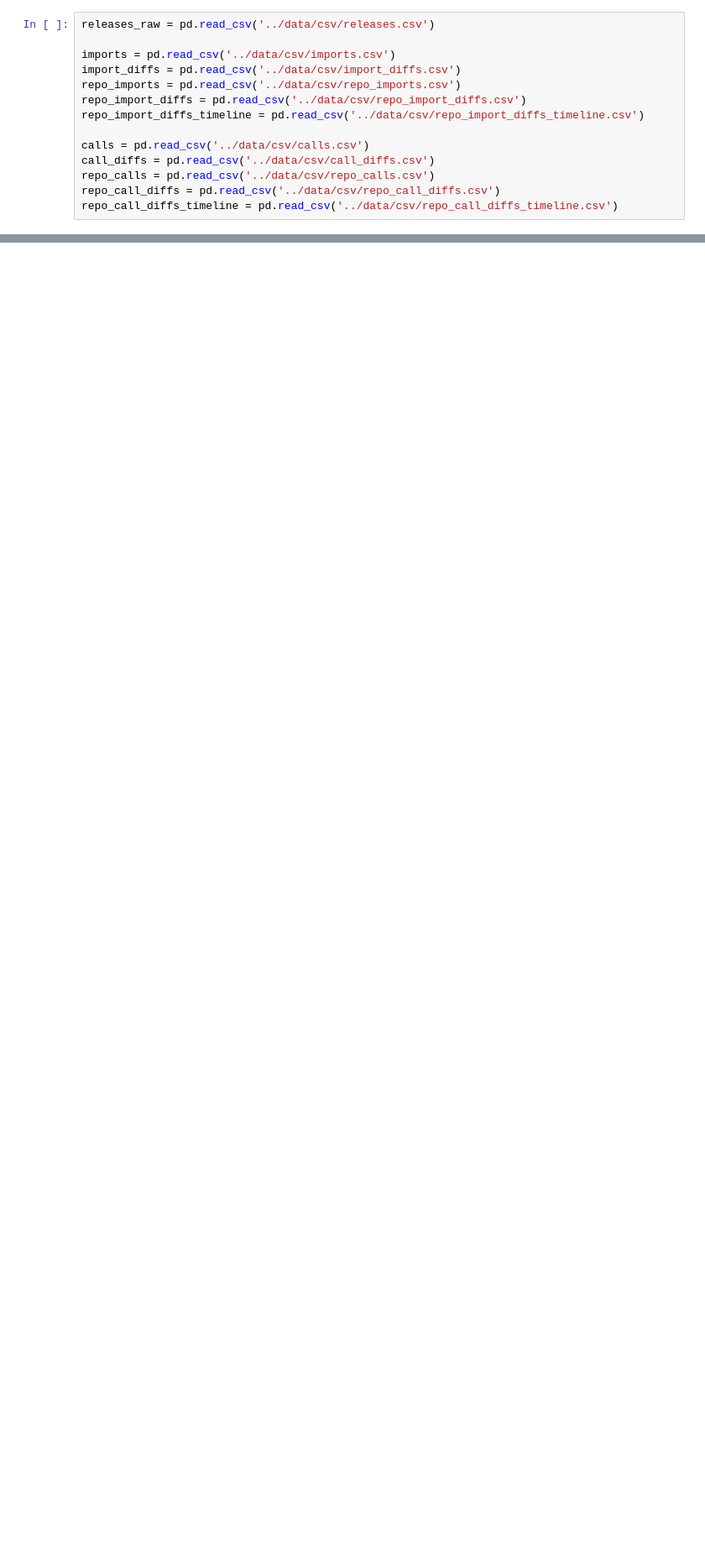
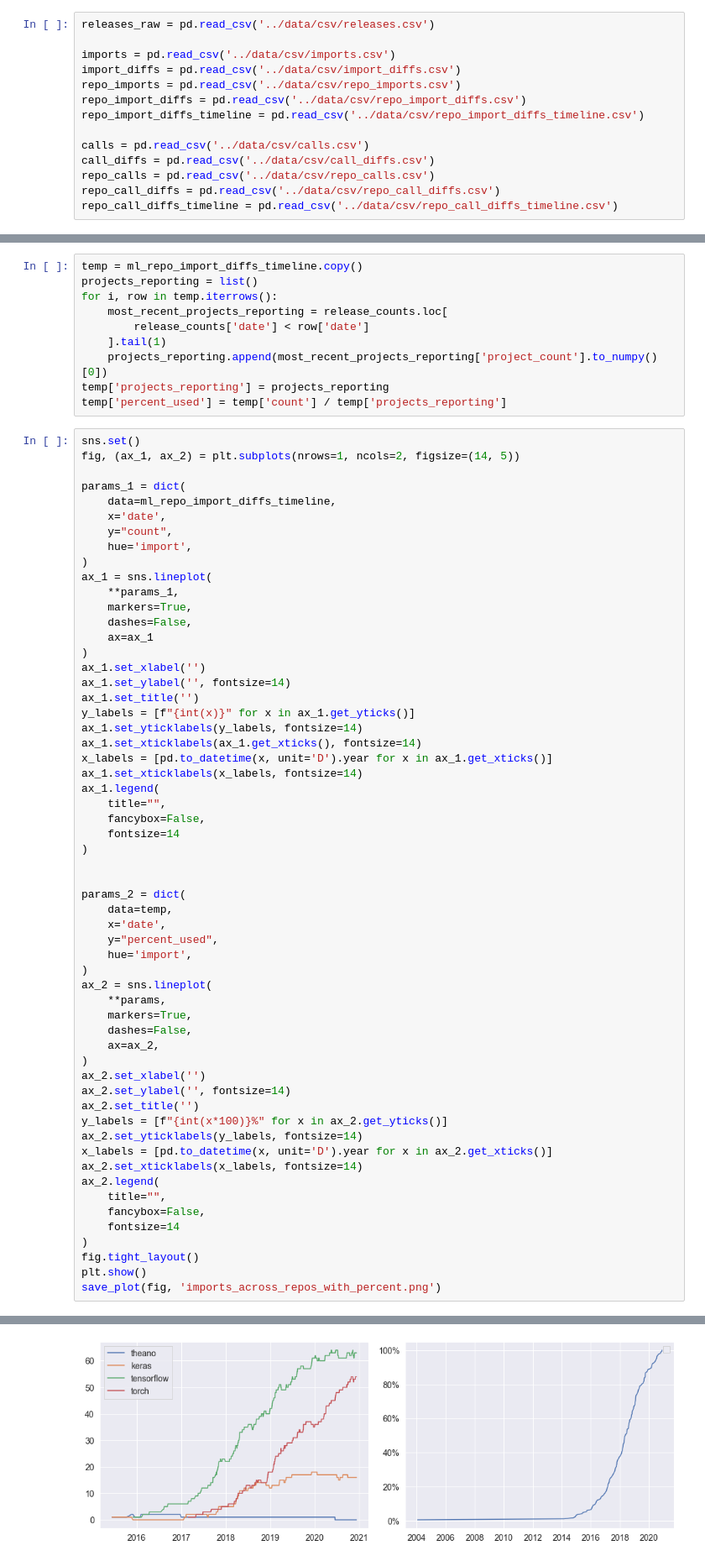
Before and after one commit to brombaut/CISC873_TermProject, a Jupyter notebook: analytics/dl_lib_evo_analytics.ipynb, the cells around one changed output, grey strips where cells are left out. Shown: that part at 84% size. Drawn from its saved outputs; the diff is of its cells as text; blank space fills up the shorter version.

```diff
--- a/analytics/dl_lib_evo_analytics.ipynb
+++ b/analytics/dl_lib_evo_analytics.ipynb
@@ -109,0 +181,69 @@ plt.show()
+# %%
+temp = ml_repo_import_diffs_timeline.copy()
+projects_reporting = list()
+for i, row in temp.iterrows():
+    most_recent_projects_reporting = release_counts.loc[
+        release_counts['date'] < row['date']
+    ].tail(1)
+    projects_reporting.append(most_recent_projects_reporting['project_count'].to_numpy()[0])
+temp['projects_reporting'] = projects_reporting
+temp['percent_used'] = temp['count'] / temp['projects_reporting']
+# %%
+sns.set()
+fig, (ax_1, ax_2) = plt.subplots(nrows=1, ncols=2, figsize=(14, 5))
+
+params_1 = dict(
+    data=ml_repo_import_diffs_timeline,
+    x='date',
+    y="count",
+    hue='import',
+)
+ax_1 = sns.lineplot(
+    **params_1,
+    markers=True,
+    dashes=False,
+    ax=ax_1
+)
+ax_1.set_xlabel('')
+ax_1.set_ylabel('', fontsize=14)
+ax_1.set_title('')
+y_labels = [f"{int(x)}" for x in ax_1.get_yticks()]
+ax_1.set_yticklabels(y_labels, fontsize=14)
+ax_1.set_xticklabels(ax_1.get_xticks(), fontsize=14)
+x_labels = [pd.to_datetime(x, unit='D').year for x in ax_1.get_xticks()]
+ax_1.set_xticklabels(x_labels, fontsize=14)
+ax_1.legend(
+    title="",
+    fancybox=False,
+    fontsize=14
+)
+
+
+params_2 = dict(
+    data=temp,
+    x='date',
+    y="percent_used",
+    hue='import',
+)
+ax_2 = sns.lineplot(
+    **params,
+    markers=True,
+    dashes=False,
+    ax=ax_2,
+)
+ax_2.set_xlabel('')
+ax_2.set_ylabel('', fontsize=14)
+ax_2.set_title('')
+y_labels = [f"{int(x*100)}%" for x in ax_2.get_yticks()]
+ax_2.set_yticklabels(y_labels, fontsize=14)
+x_labels = [pd.to_datetime(x, unit='D').year for x in ax_2.get_xticks()]
+ax_2.set_xticklabels(x_labels, fontsize=14)
+ax_2.legend(
+    title="",
+    fancybox=False,
+    fontsize=14
+)
+fig.tight_layout()
+plt.show()
+save_plot(fig, 'imports_across_repos_with_percent.png')
+# %% [output]
@@ -109,0 +251 @@ plt.show()
+[figure, added]
```
Also changed, not shown: parts of 61 cells of this notebook, 5 other files.
